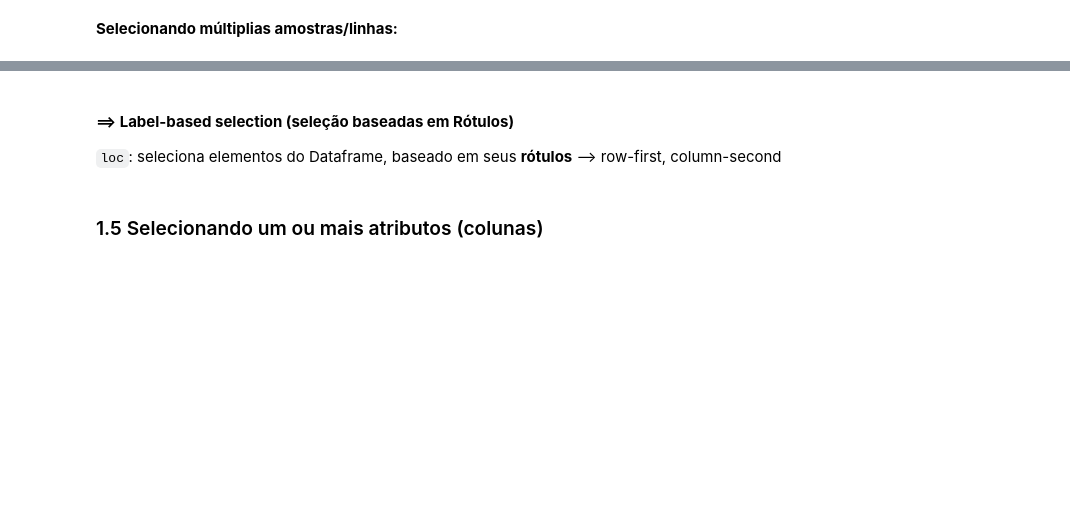
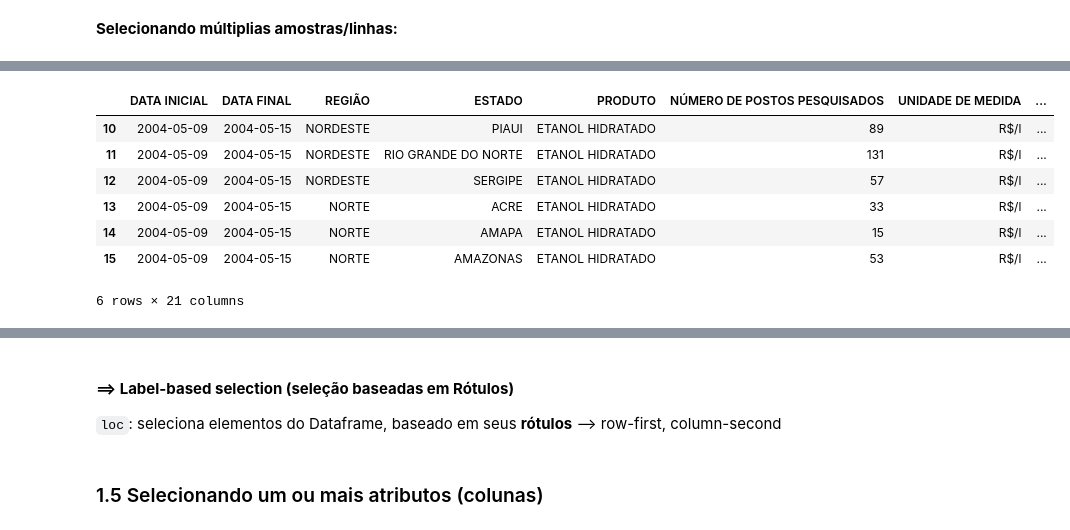
Before and after one commit to enzortorres/python, a Jupyter notebook: estudos/pandas/exercicios/manipulacao_de_dados_codigo_base.ipynb, the cells around one changed output, grey strips where cells are left out. Saved outputs shown, nothing was run; the diff lists cells and outputs as text; code cells hidden in the pictures; blank space fills up the shorter version.

```diff
--- a/estudos/pandas/exercicios/manipulacao_de_dados_codigo_base.ipynb
+++ b/estudos/pandas/exercicios/manipulacao_de_dados_codigo_base.ipynb
@@ -552,0 +696,12 @@ Mostrando linhas específicas de um DataFrame:
+# %%
+# selecionando as linhas de índice de 10 a 15 (incluso)
+data.iloc[10:16]
+# %% [output]
+|  | DATA INICIAL | DATA FINAL | REGIÃO | ESTADO | PRODUTO | NÚMERO DE POSTOS PESQUISADOS | UNIDADE DE MEDIDA | ... |
+| 10 | 2004-05-09 | 2004-05-15 | NORDESTE | PIAUI | ETANOL HIDRATADO | 89 | R$/l | ... |
+| 11 | 2004-05-09 | 2004-05-15 | NORDESTE | RIO GRANDE DO NORTE | ETANOL HIDRATADO | 131 | R$/l | ... |
+| 12 | 2004-05-09 | 2004-05-15 | NORDESTE | SERGIPE | ETANOL HIDRATADO | 57 | R$/l | ... |
+| 13 | 2004-05-09 | 2004-05-15 | NORTE | ACRE | ETANOL HIDRATADO | 33 | R$/l | ... |
+| 14 | 2004-05-09 | 2004-05-15 | NORTE | AMAPA | ETANOL HIDRATADO | 15 | R$/l | ... |
+| 15 | 2004-05-09 | 2004-05-15 | NORTE | AMAZONAS | ETANOL HIDRATADO | 53 | R$/l | ... |
+6 rows × 21 columns
```
Also changed, not shown: parts of 19 cells of this notebook.
